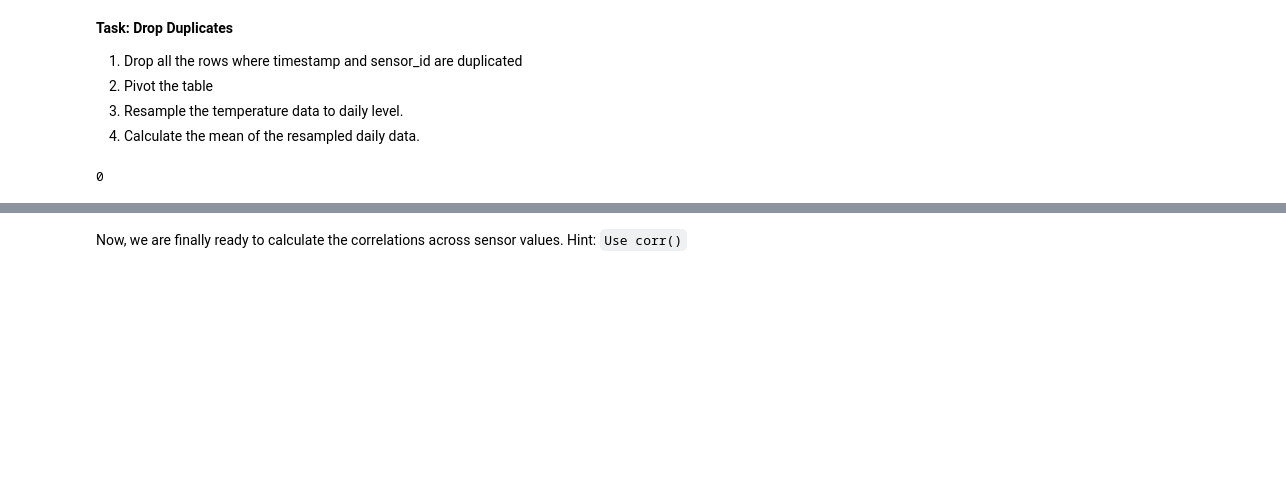
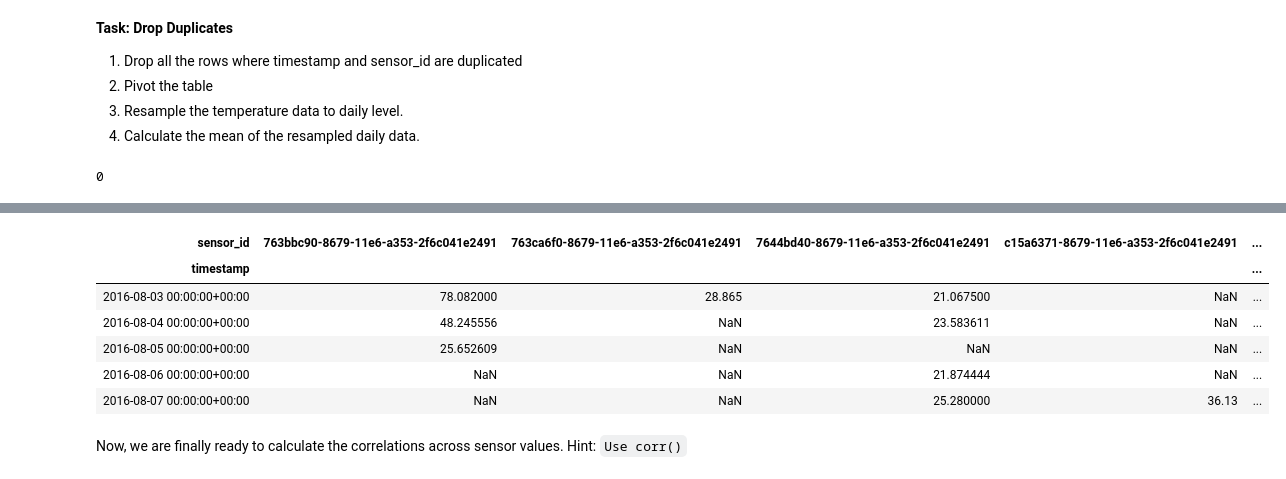
Before and after one commit to Opondoh/Digital_Thread_Summative, a Jupyter notebook: D4I_Summative_Vivian.ipynb, the cells around one changed output, grey strips where cells are left out. Saved outputs shown, nothing was run; the diff lists cells and outputs as text; code cells hidden in the pictures; blank space fills up the shorter version.

```diff
--- a/D4I_Summative_Vivian.ipynb
+++ b/D4I_Summative_Vivian.ipynb
@@ -390,3 +403,15 @@ NameError: name 'tempdata' is not defined
+# %%
+#resample temp data by day and calculate the mean
+daily_temp_data = temp_data_new.resample('D').mean()
+daily_temp_data.head()
+# %% [output]
+| sensor_id | 763bbc90-8679-11e6-a353-2f6c041e2491 | 763ca6f0-8679-11e6-a353-2f6c041e2491 | 7644bd40-8679-11e6-a353-2f6c041e2491 | c15a6371-8679-11e6-a353-2f6c041e2491 | ... |
+| timestamp |  |  |  |  | ... |
+| 2016-08-03 00:00:00+00:00 | 78.082000 | 28.865 | 21.067500 | NaN | ... |
+| 2016-08-04 00:00:00+00:00 | 48.245556 | NaN | 23.583611 | NaN | ... |
+| 2016-08-05 00:00:00+00:00 | 25.652609 | NaN | NaN | NaN | ... |
+| 2016-08-06 00:00:00+00:00 | NaN | NaN | 21.874444 | NaN | ... |
+| 2016-08-07 00:00:00+00:00 | NaN | NaN | 25.280000 | 36.13 | ... |
 # %% [markdown]
 Now, we are finally ready to calculate the correlations across sensor values. Hint: `Use corr()`
 # %%
```
Also changed, not shown: parts of 2 cells of this notebook.
